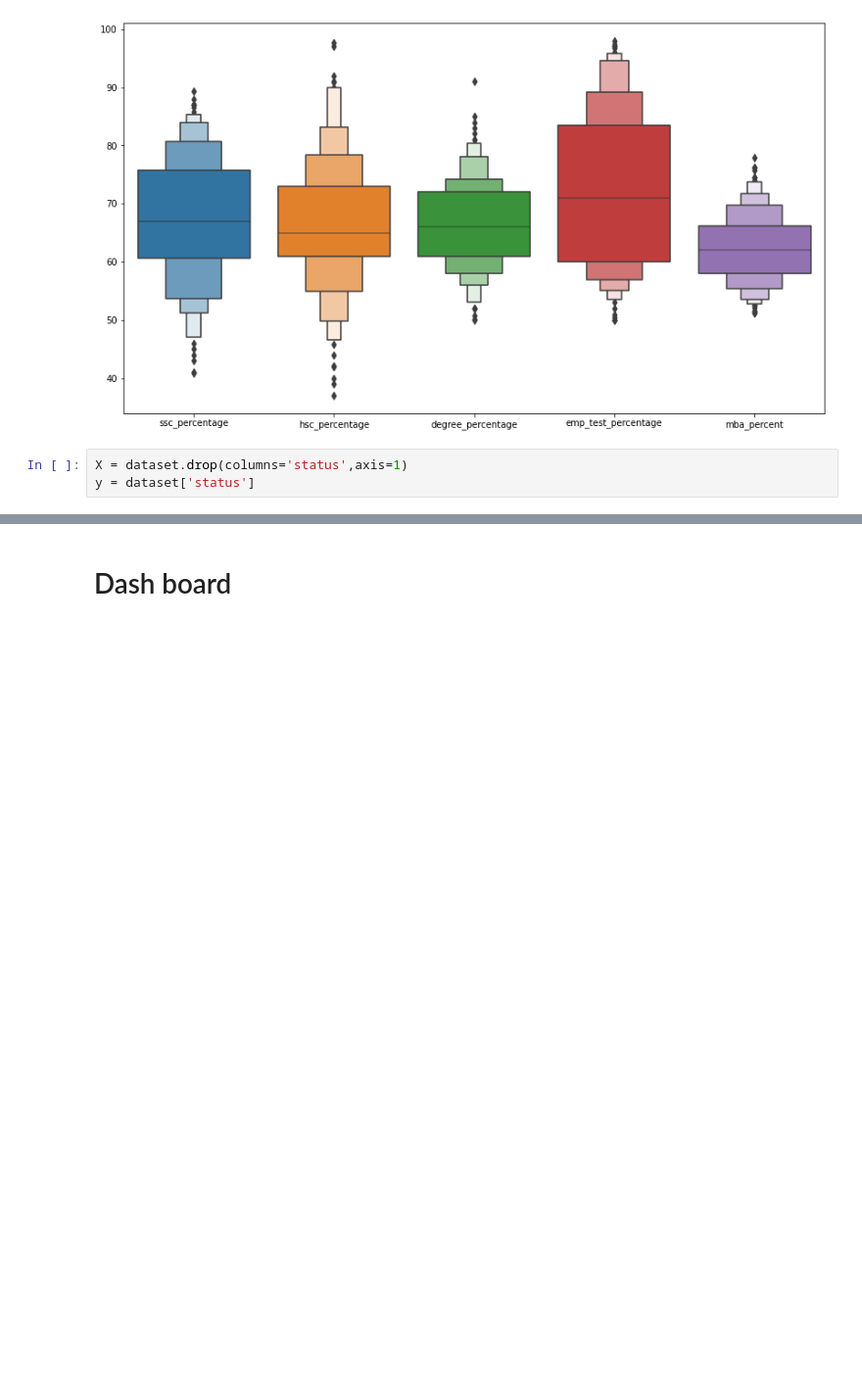
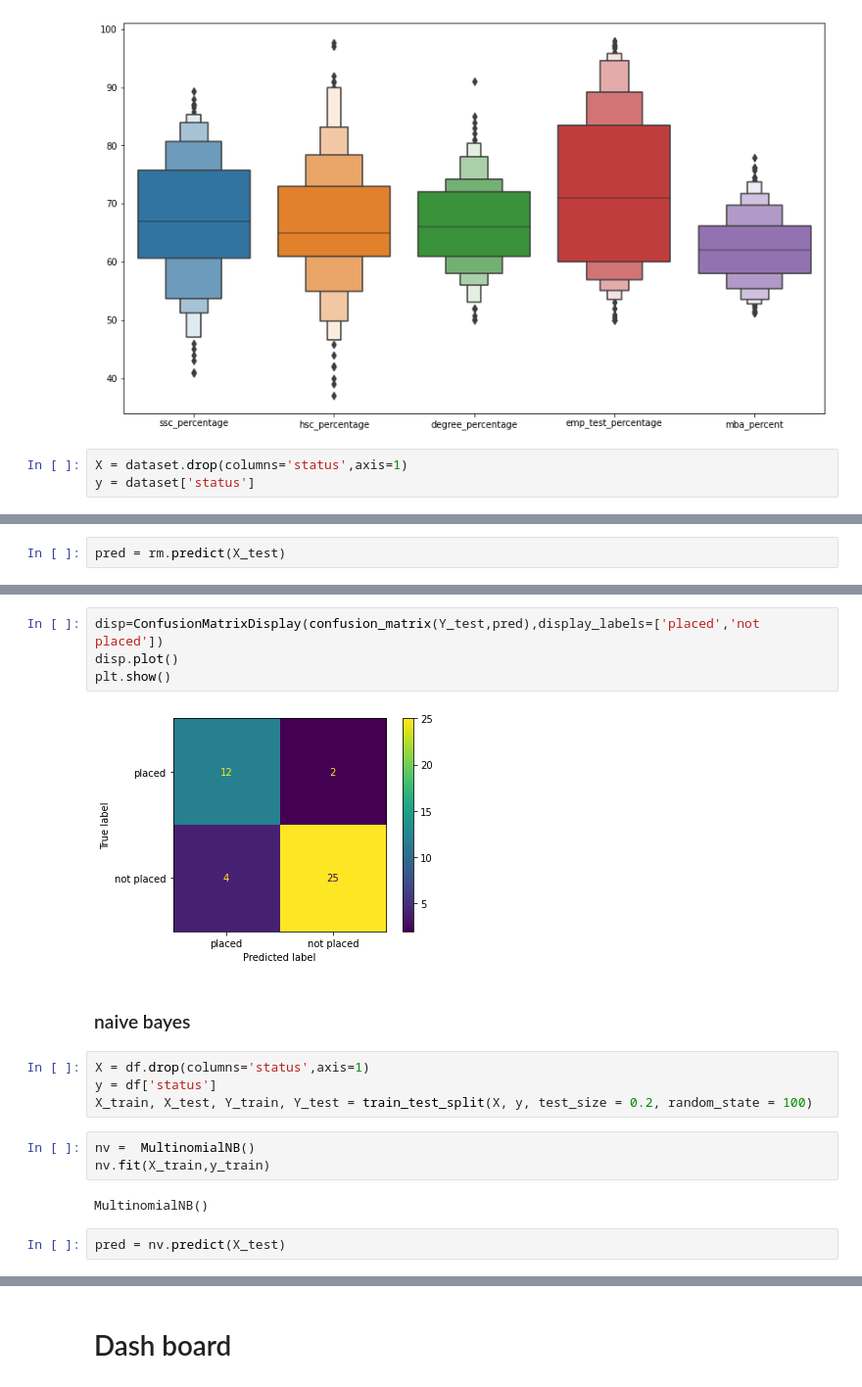
Before and after one commit to Tuwaiq-Data-Science-Bootcamp-V2/Bootcamp-Project-4, a Jupyter notebook: Project4.ipynb, the cells around one changed output, grey strips where cells are left out. Shown at 98% size. Cells and saved outputs as stored; diff of their text form; blank space fills up the shorter version.

```diff
--- a/Project4.ipynb
+++ b/Project4.ipynb
@@ -144,0 +460,2 @@ y = dataset['status']
+# %%
+pred = rm.predict(X_test)
@@ -144,0 +477,19 @@ y = dataset['status']
+# %%
+disp=ConfusionMatrixDisplay(confusion_matrix(Y_test,pred),display_labels=['placed','not placed'])
+disp.plot()
+plt.show()
+# %% [output]
+[figure, added]
+# %% [markdown]
+### naive bayes
+# %%
+X = df.drop(columns='status',axis=1)
+y = df['status']
+X_train, X_test, Y_train, Y_test = train_test_split(X, y, test_size = 0.2, random_state = 100)
+# %%
+nv =  MultinomialNB()
+nv.fit(X_train,y_train)
+# %% [output]
+MultinomialNB()
+# %%
+pred = nv.predict(X_test)
```
Also changed, not shown: parts of 55 cells of this notebook, 9 other files.
